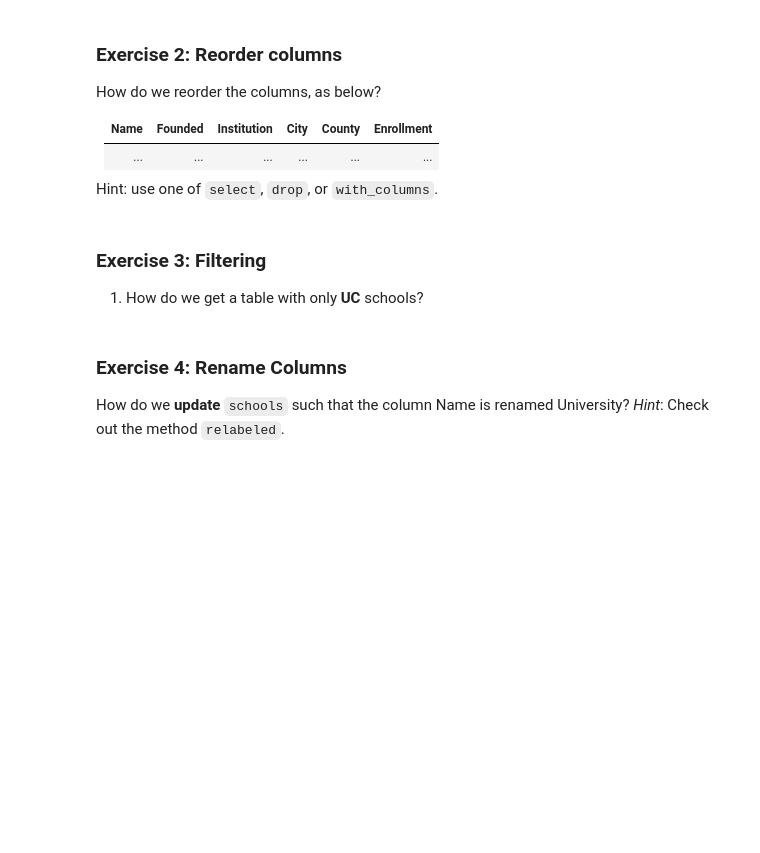
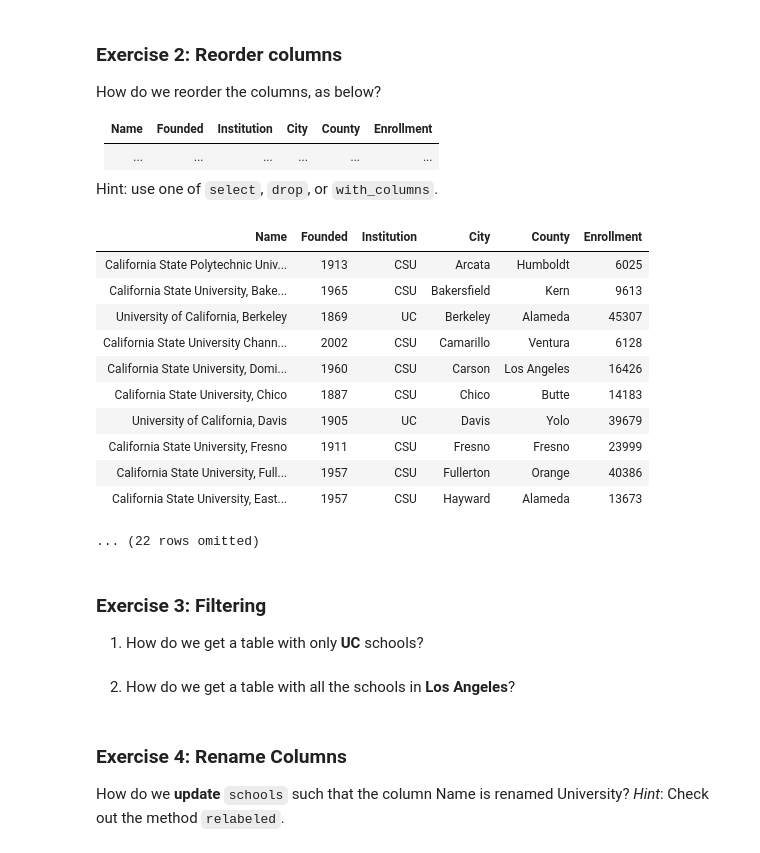
Before and after one commit to data-6-berkeley/materials-fa25, a Jupyter notebook: lec/lec04/lec04.ipynb, the cells around one changed output. Saved outputs shown, nothing was run; the diff lists cells and outputs as text; code cells hidden in the pictures; blank space fills up the shorter version.

```diff
--- a/lec/lec04/lec04.ipynb
+++ b/lec/lec04/lec04.ipynb
@@ -160,7 +273,20 @@ How do we reorder the columns, as below?
 
 Hint: use one of `select`, `drop`, or `with_columns`.
 # %%
-...
+schools.select("Name", "Founded", "Institution", "City", "County", "Enrollment")
+# %% [output]
+| Name | Founded | Institution | City | County | Enrollment |
+| California State Polytechnic Univ... | 1913 | CSU | Arcata | Humboldt | 6025 |
+| California State University, Bake... | 1965 | CSU | Bakersfield | Kern | 9613 |
+| University of California, Berkeley | 1869 | UC | Berkeley | Alameda | 45307 |
+| California State University Chann... | 2002 | CSU | Camarillo | Ventura | 6128 |
+| California State University, Domi... | 1960 | CSU | Carson | Los Angeles | 16426 |
+| California State University, Chico | 1887 | CSU | Chico | Butte | 14183 |
+| University of California, Davis | 1905 | UC | Davis | Yolo | 39679 |
+| California State University, Fresno | 1911 | CSU | Fresno | Fresno | 23999 |
+| California State University, Full... | 1957 | CSU | Fullerton | Orange | 40386 |
+| California State University, East... | 1957 | CSU | Hayward | Alameda | 13673 |
+... (22 rows omitted)
 # %% [markdown]
 ### Exercise 3: Filtering
 
@@ -172,3 +296,5 @@ Hint: use one of `select`, `drop`, or `with_columns`.
+# %% [markdown]
+2. How do we get a table with all the schools in **Los Angeles**?
 # %% [markdown]
 ### Exercise 4: Rename Columns
 
```
Also changed, not shown: parts of 19 cells of this notebook.
